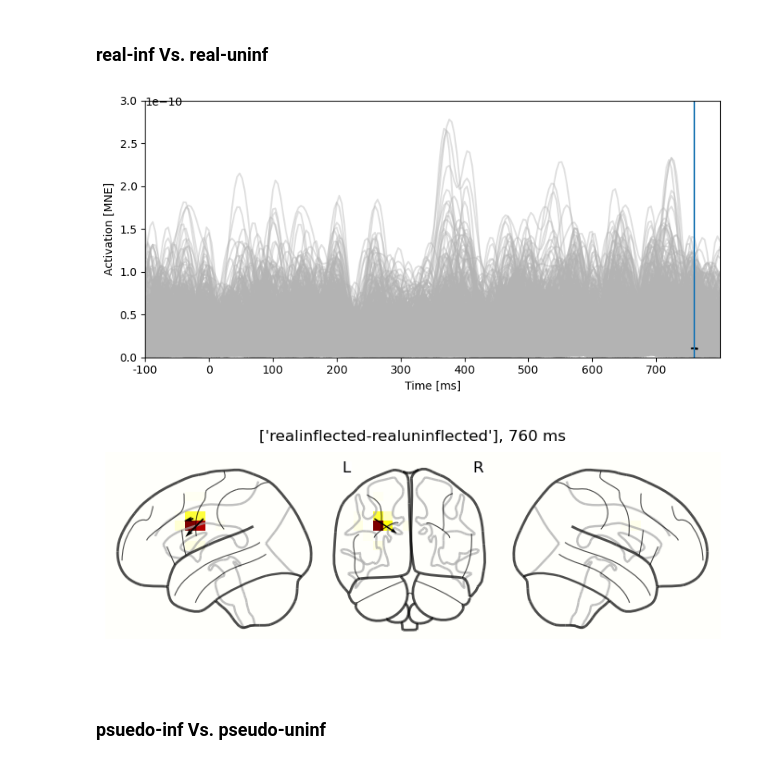
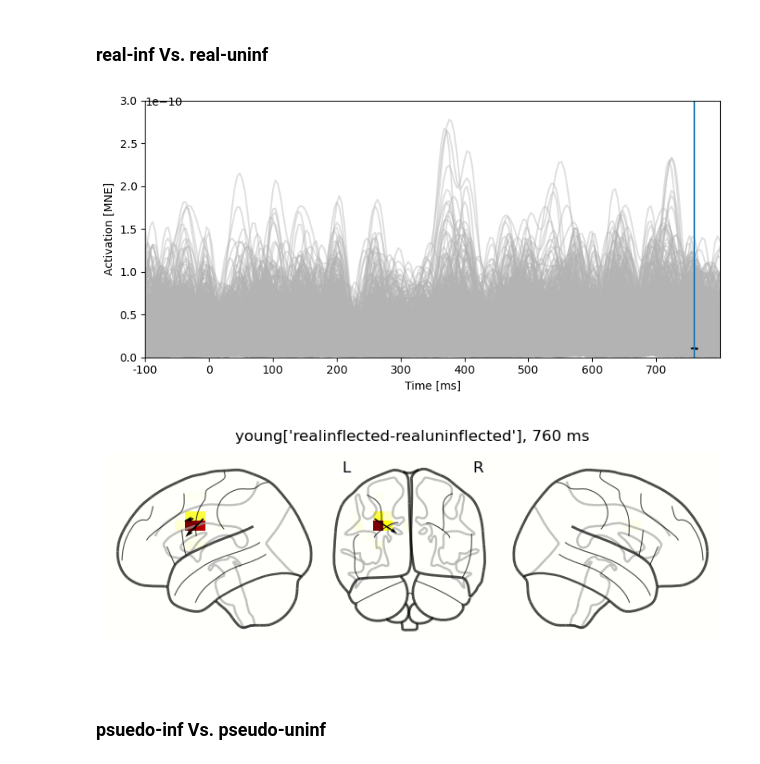
Before and after one commit to Maryamvalian/MEGAN, a Jupyter notebook: Volume_Based .ipynb, the cells around one changed output. Saved outputs shown, nothing was run; the diff lists cells and outputs as text; code cells hidden in the pictures.

```diff
--- a/Volume_Based .ipynb
+++ b/Volume_Based .ipynb
@@ -312,6 +309,6 @@ times = [0.45, 0.48, 0.52, 0.56]
 for t in times:
     p.add_vline(t)
 for t in times:
-    f = plot.GlassBrain(diff.sub(time=t), title=f"Real Vs. Pseudo, {t*1000:.0f} ms")
+    f = plot.GlassBrain(diff.sub(time=t), title=f"{group},{contrast}, {t*1000:.0f} ms")
 # %% [output]
 [figure]
@@ -331,13 +328,13 @@ res = testnd.VectorDifferenceRelated('srcm', 'lexical', cond1, cond2, match='sub
 # %%
 diff = res.masked_difference()
 p = plot.Butterfly(diff.norm('space'), color='k')
 times = [0.76]
 for t in times:
     p.add_vline(t)
-    f = plot.GlassBrain(diff.sub(time=t), title=f"{contrast}, {t*1000:.0f} ms")
+    f = plot.GlassBrain(diff.sub(time=t), title=f"{group}{contrast}, {t*1000:.0f} ms")
 # %% [output]
 [figure]
-[figure, old version]
+[figure, new version]
 # %% [markdown]
 ### psuedo-inf Vs. pseudo-uninf
 # %%
```
Also changed, not shown: parts of 28 cells of this notebook, 5 other files.
